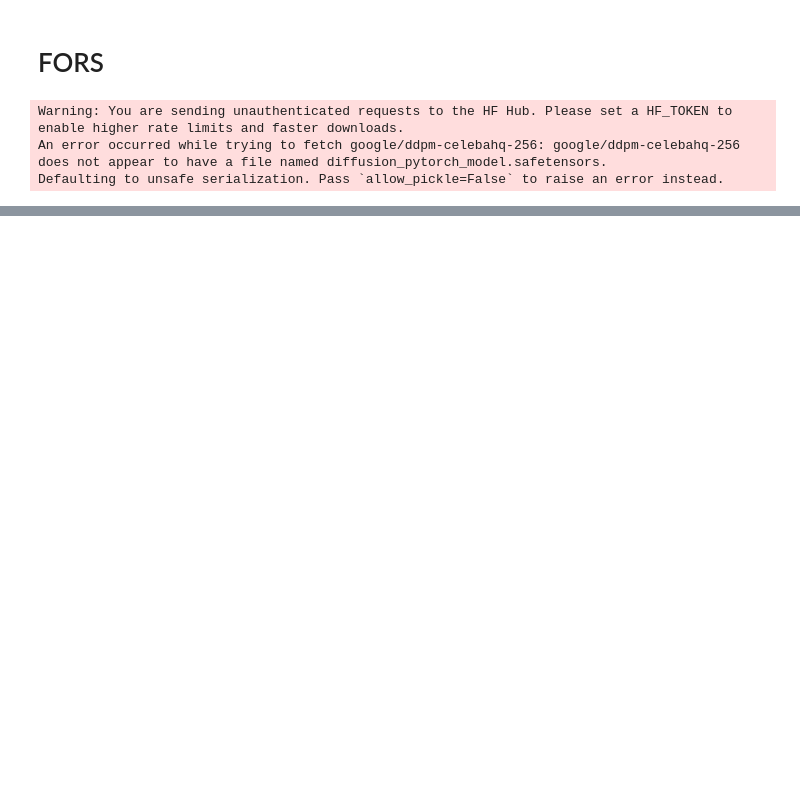
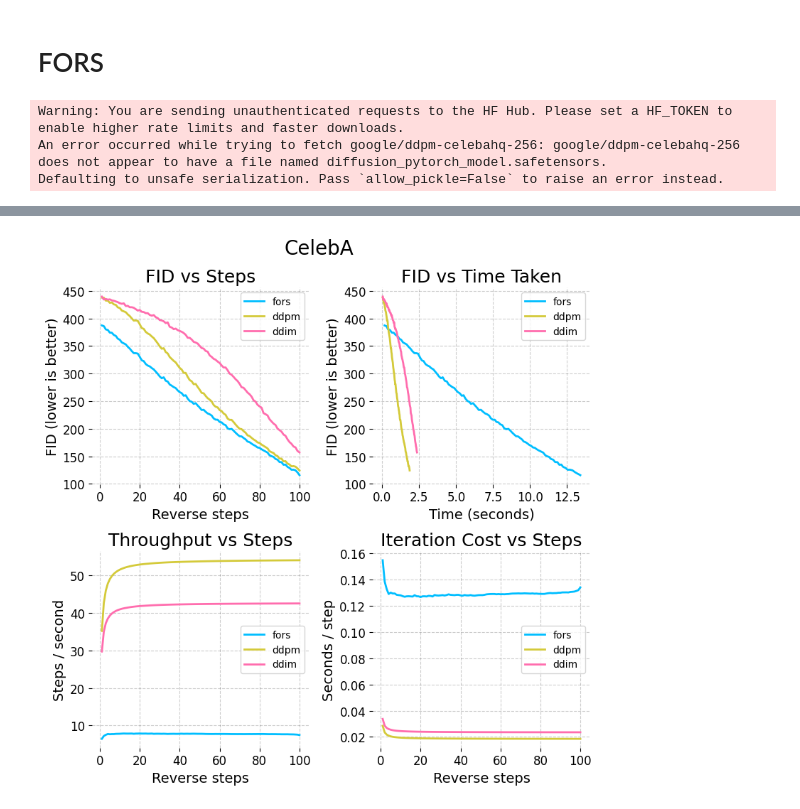
Before and after one commit to hetankevin/diffusion-fors, a Jupyter notebook: fors_driver.ipynb, the cells around one changed output, grey strips where cells are left out. Drawn from its saved outputs; the diff is of its cells as text; code cells hidden in the pictures; blank space fills up the shorter version.

```diff
--- a/fors_driver.ipynb
+++ b/fors_driver.ipynb
@@ -308,6 +307,17 @@ for name in ["fors", "ddpm", "ddim"]:
     fid_map = init_fid_metrics(step_count)
     time_map = {k: 0.0 for k in step_indices}
 
+    if name == "ddpm":
+        ddpm_sched.set_timesteps(step_count)
+    elif name == "ddim":
+        ddim_sched.set_timesteps(step_count)
+    else:
+        # For FORS, use one extra timestep so we get exactly step_count transitions
+        fors.set_timesteps(step_count + 1)
+        fors_timesteps = fors.timesteps
+        t_start = int(fors_timesteps[0])
+        sigma_start = torch.sqrt(1.0 - fors.alphas_cumprod[t_start])
+
     count = 0
     batch_idx = 0
     pbar = tqdm(total=num_images, desc=f"{name} images")
@@ -315,11 +325,11 @@ for name in ["fors", "ddpm", "ddim"]:
         bs = min(batch_size, num_images - count)
         gen = torch.Generator(device=device).manual_seed(seed + batch_idx)
         if name == "ddpm":
-            step_times = sample_stepwise_ddpm(unet, ddpm_sched, step_count, bs, fid_map, generator=gen)
+            step_times = sample_stepwise_ddpm(unet, ddpm_sched, bs, fid_map, generator=gen)
         elif name == "ddim":
-            step_times = sample_stepwise_ddpm(unet, ddim_sched, step_count, bs, fid_map, generator=gen, eta=0.0)
+            step_times = sample_stepwise_ddpm(unet, ddim_sched, bs, fid_map, generator=gen, eta=0.0)
         else:
-            step_times = sample_stepwise_fors(fors, step_count, bs, fid_map, generator=gen)
+            step_times = sample_stepwise_fors(fors, fors_timesteps, sigma_start, bs, fid_map, generator=gen)
         for k in step_indices:
             time_map[k] += step_times[k]
         count += bs
@@ -419,3 +371,33 @@ steps= 20  sampler=ddim  FID= 296.75  time=  46.59s  imgs/s=   2.75  step/s=
+# %%
+fig, ax = plt.subplots(figsize=(8, 8), nrows=2, ncols=2)
+
+for name, scores in results.items():
+    ax[0,0].plot(step_indices, scores["fid"], label=name)
+    ax[0,1].plot(np.array(step_indices) * scores["sec_per_step"], scores["fid"], label=name)
+    ax[1,0].plot(step_indices, scores["step_per_sec"], label=name)
+    ax[1,1].plot(step_indices, scores["sec_per_step"], label=name)
+
+ax[0,0].set_xlabel("Reverse steps")
+ax[0,0].set_ylabel("FID (lower is better)")
+ax[0,0].set_title("FID vs Steps")
+ax[0,1].set_xlabel("Time (seconds)")
+ax[0,1].set_ylabel("FID (lower is better)")
+ax[0,1].set_title("FID vs Time Taken")
+ax[1,0].set_xlabel("Reverse steps")
+ax[1,0].set_ylabel("Steps / second")
+ax[1,0].set_title("Throughput vs Steps")
+ax[1,1].set_xlabel("Reverse steps")
+ax[1,1].set_ylabel("Seconds / step")
+ax[1,1].set_title("Iteration Cost vs Steps")
+fig.suptitle('CelebA', fontsize=20)
+ax[0,0].legend()
+ax[0,1].legend()
+ax[1,0].legend()
+ax[1,1].legend()
+plt.tight_layout()
+plt.savefig('figs/celeba_results.png')
+# %% [output]
+[figure, added]
 # %%
 plt.figure(figsize=(6, 4))
 for name, scores in results.items():
```
Also changed, not shown: parts of 10 cells of this notebook, 12 other files.
